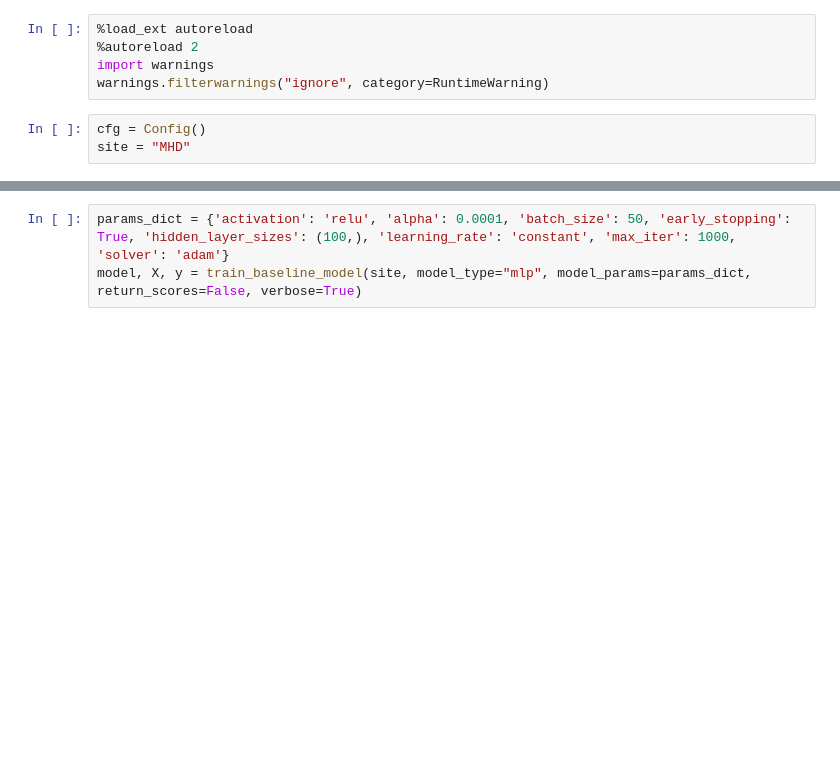
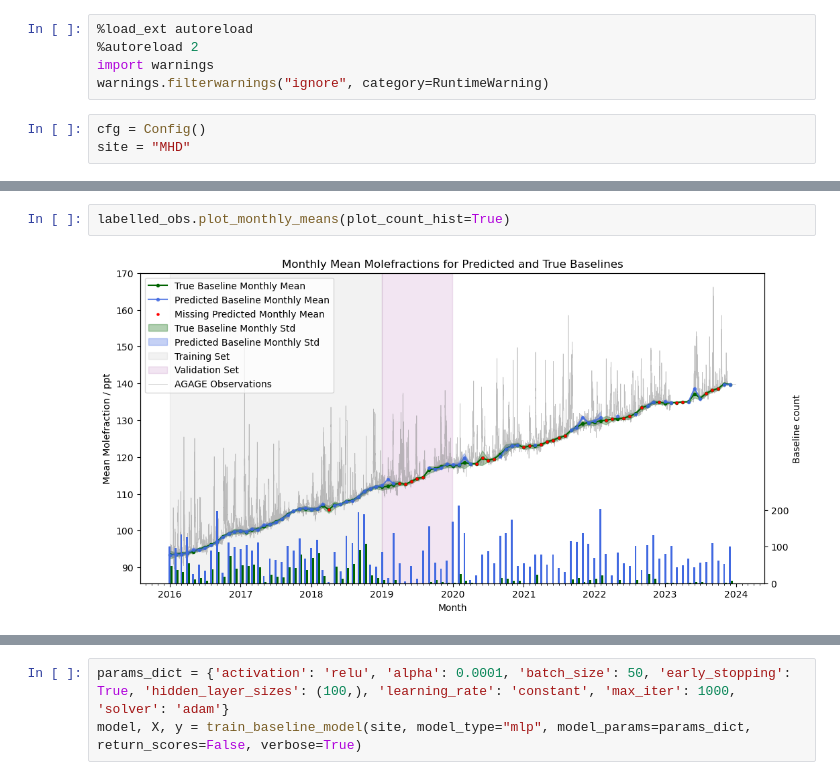
Before and after one commit to openghg/ml-baselines, a Jupyter notebook: notebooks/predicting.ipynb, the cells around one changed output, grey strips where cells are left out. Saved outputs shown, nothing was run; the diff lists cells and outputs as text; blank space fills up the shorter version.

```diff
--- a/notebooks/predicting.ipynb
+++ b/notebooks/predicting.ipynb
@@ -22,0 +71,4 @@ site = "MHD"
+# %%
+labelled_obs.plot_monthly_means(plot_count_hist=True)
+# %% [output]
+[figure, added]
```
Also changed, not shown: parts of 35 cells of this notebook, 2 other files.
